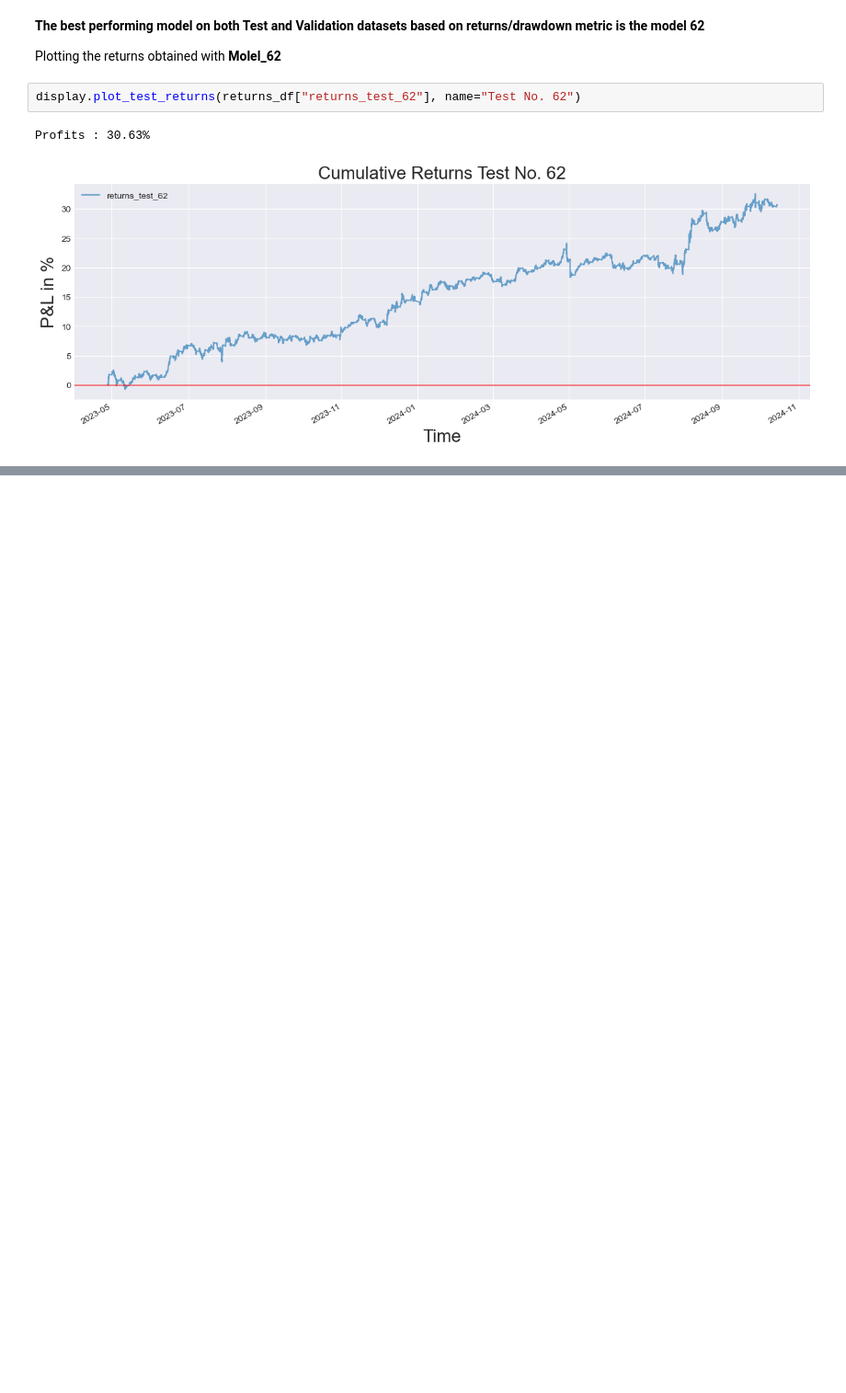
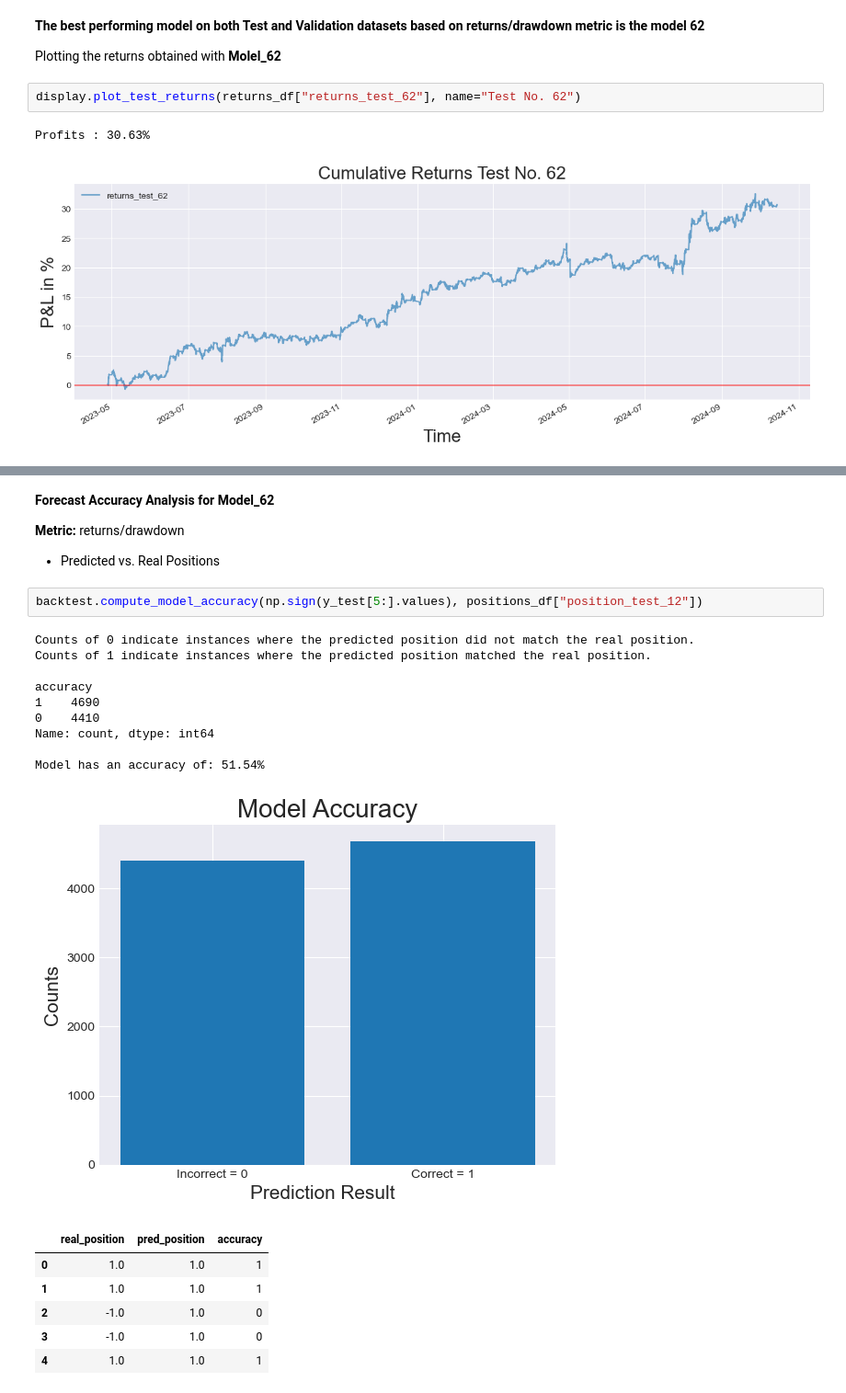
Before and after one commit to YarosInter/Time-Series-Conv1D-Neural-Network, a Jupyter notebook: Conv1D_Layer_Neural_Network.ipynb, the cells around one changed output, grey strips where cells are left out. Shown at 92% size. Cells and saved outputs as stored; diff of their text form; blank space fills up the shorter version.

```diff
--- a/Conv1D_Layer_Neural_Network.ipynb
+++ b/Conv1D_Layer_Neural_Network.ipynb
@@ -941,0 +949,24 @@ Profits : 30.63%
+# %% [markdown]
+**Forecast Accuracy Analysis for Model_62**
+
+**Metric:** returns/drawdown
+- Predicted vs. Real Positions
+# %%
+backtest.compute_model_accuracy(np.sign(y_test[5:].values), positions_df["position_test_12"])
+# %% [output]
+Counts of 0 indicate instances where the predicted position did not match the real position.
+Counts of 1 indicate instances where the predicted position matched the real position.
+
+accuracy
+1    4690
+0    4410
+Name: count, dtype: int64
+
+Model has an accuracy of: 51.54%
+[figure, added]
+|  | real_position | pred_position | accuracy |
+| 0 | 1.0 | 1.0 | 1 |
+| 1 | 1.0 | 1.0 | 1 |
+| 2 | -1.0 | 1.0 | 0 |
+| 3 | -1.0 | 1.0 | 0 |
+| 4 | 1.0 | 1.0 | 1 |
```
Also changed, not shown: parts of 7 cells of this notebook.
